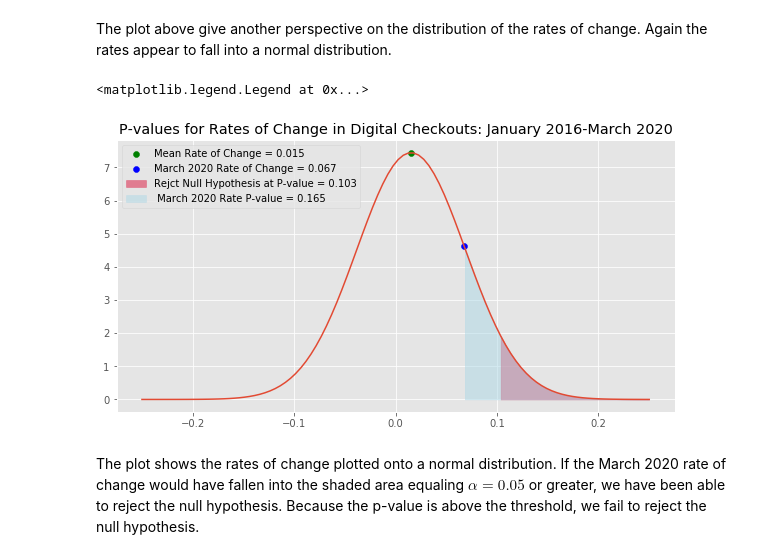
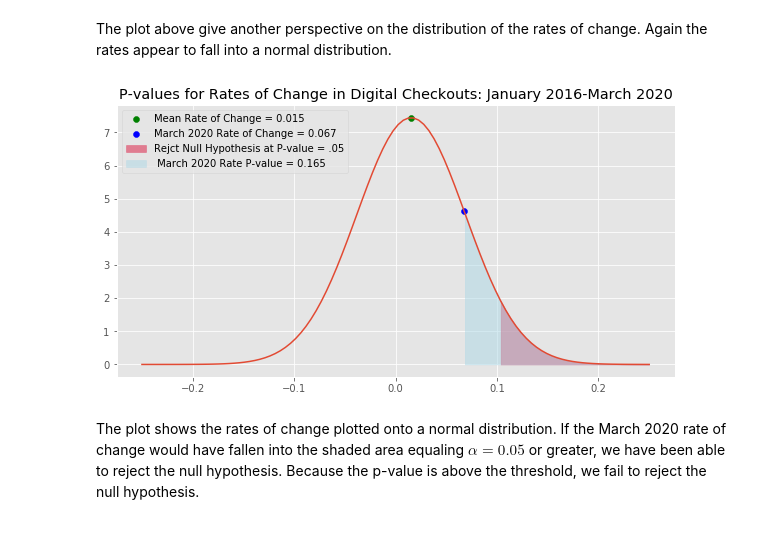
Before and after one commit to TheMrLively/seattle_library, a Jupyter notebook: seattle_library_final.ipynb, the cells around one changed output. Cells and saved outputs as stored; diff of their text form; code cells hidden in the pictures.

```diff
--- a/seattle_library_final.ipynb
+++ b/seattle_library_final.ipynb
@@ -209,21 +218,22 @@ The plot above give another perspective on the distribution of the rates of chan
 # %%
 fig, ax = plt.subplots(figsize=(10,5))
 
 OD_norm = stats.norm(OD_mean, OD_std)
 x = np.linspace(-.25,.25,100)
 
 ax.set_title('P-values for Rates of Change in Digital Checkouts: January 2016-March 2020')
 ax.scatter(OD_mean, OD_norm.pdf(OD_mean), color='g', label='Mean Rate of Change = {:2.3f}'.format(OD_norm.ppf(.5)))
 ax.plot(x, OD_norm.pdf(x))
 ax.scatter(OD_March_2020, OD_norm.pdf(OD_March_2020), color='blue', label ='March 2020 Rate of Change = {:2.3f}'.format(OD_March_2020))
 ax.fill_between(x, OD_norm.pdf(x),
-                where=(x >= OD_norm.ppf(.95)), color="crimson", alpha=0.5, label='Rejct Null Hypothesis at P-value = {:2.3f}'.format(OD_norm.ppf(.95)))
+                where=(x >= OD_norm.ppf(.95)), color="crimson", alpha=0.5, label='Rejct Null Hypothesis at P-value = .05')
 ax.fill_between(x, OD_norm.pdf(x),
                 where=(x >= OD_March_2020), color="lightblue", alpha=0.5, label=' March 2020 Rate P-value = {:2.3f}'.format(1-OD_norm.cdf(OD_March_2020)))
 
 ax.legend(loc='best')
+
+fig.savefig('monthly_ckouts_pval.png')
 # %% [output]
-<matplotlib.legend.Legend at 0x...>
-[figure, old version]
+[figure, new version]
 # %% [markdown]
 The plot shows the rates of change plotted onto a normal distribution. If the March 2020 rate of change would have fallen into the shaded area equaling $\alpha = 0.05$ or greater, we have been able to reject the null hypothesis.  Because the p-value is above the threshold, we fail to reject the null hypothesis.
```
Also changed, not shown: parts of 9 cells of this notebook, 8 other files.
